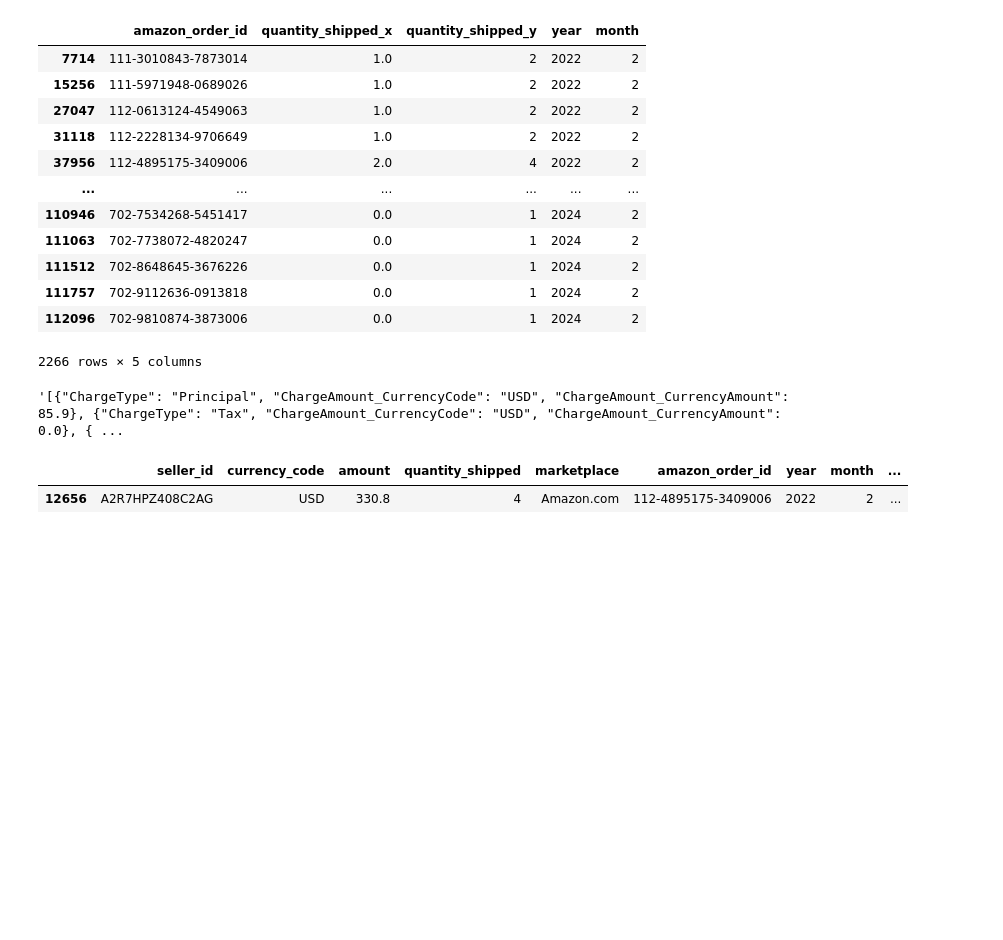
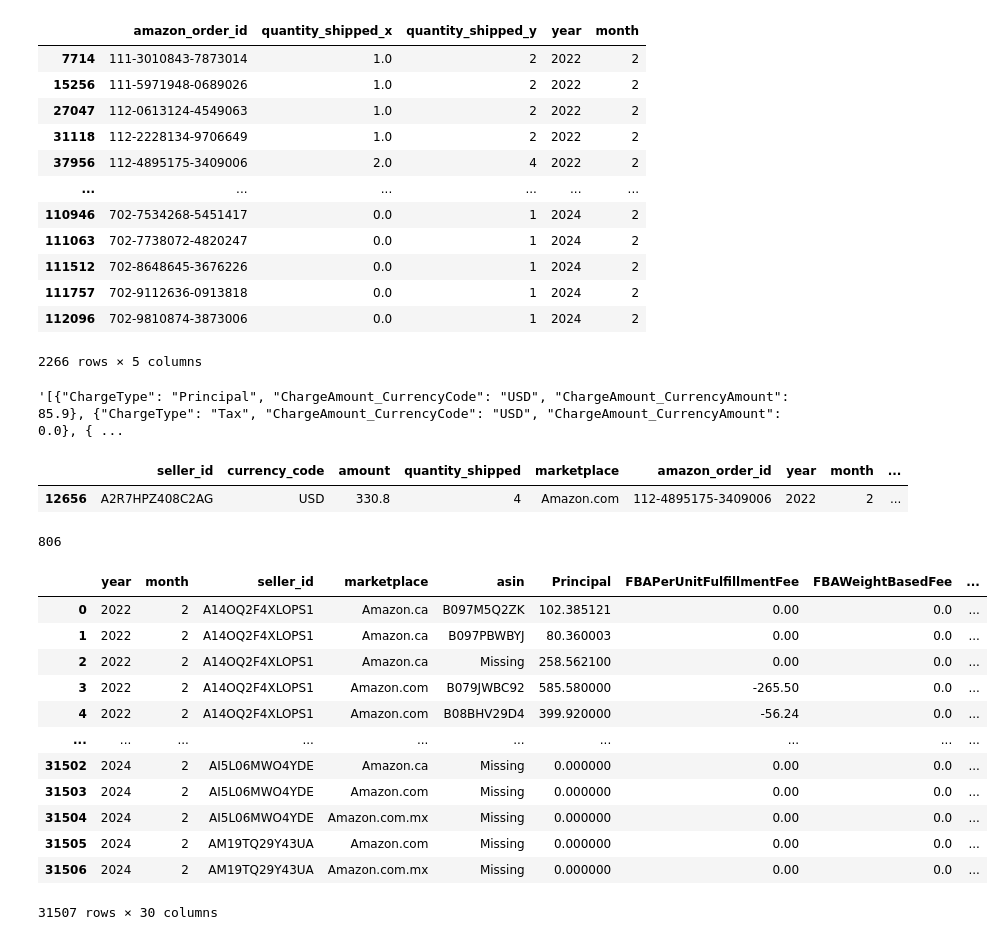
Before and after one commit to jackyzhu98/Report_API_Analysis, a Jupyter notebook: workingfiles/orders.ipynb, the cells around one changed output. Cells and saved outputs as stored; diff of their text form; code cells hidden in the pictures; blank space fills up the shorter version.

```diff
--- a/workingfiles/orders.ipynb
+++ b/workingfiles/orders.ipynb
@@ -65,3 +65,25 @@ orders[orders['amazon_order_id'] == '112-4895175-3409006']
 # %% [output]
 |  | seller_id | currency_code | amount | quantity_shipped | marketplace | amazon_order_id | year | month | ... |
 | 12656 | A2R7HPZ408C2AG | USD | 330.8 | 4 | Amazon.com | 112-4895175-3409006 | 2022 | 2 | ... |
+# %%
+pa = pd.read_csv('D:\合作店铺\科帕奇\Agg Data\科帕奇_产品分析.csv',index_col=0)
+# %%
+pa[pa['seller_id'] == 'A2R7HPZ408C2AG'].asin.nunique()
+# %% [output]
+806
+# %%
+pa
+# %% [output]
+|  | year | month | seller_id | marketplace | asin | Principal | FBAPerUnitFulfillmentFee | FBAWeightBasedFee | ... |
+| 0 | 2022 | 2 | A14OQ2F4XLOPS1 | Amazon.ca | B097M5Q2ZK | 102.385121 | 0.00 | 0.0 | ... |
+| 1 | 2022 | 2 | A14OQ2F4XLOPS1 | Amazon.ca | B097PBWBYJ | 80.360003 | 0.00 | 0.0 | ... |
+| 2 | 2022 | 2 | A14OQ2F4XLOPS1 | Amazon.ca | Missing | 258.562100 | 0.00 | 0.0 | ... |
+| 3 | 2022 | 2 | A14OQ2F4XLOPS1 | Amazon.com | B079JWBC92 | 585.580000 | -265.50 | 0.0 | ... |
+| 4 | 2022 | 2 | A14OQ2F4XLOPS1 | Amazon.com | B08BHV29D4 | 399.920000 | -56.24 | 0.0 | ... |
+| ... | ... | ... | ... | ... | ... | ... | ... | ... | ... |
+| 31502 | 2024 | 2 | AI5L06MWO4YDE | Amazon.ca | Missing | 0.000000 | 0.00 | 0.0 | ... |
+| 31503 | 2024 | 2 | AI5L06MWO4YDE | Amazon.com | Missing | 0.000000 | 0.00 | 0.0 | ... |
+| 31504 | 2024 | 2 | AI5L06MWO4YDE | Amazon.com.mx | Missing | 0.000000 | 0.00 | 0.0 | ... |
+| 31505 | 2024 | 2 | AM19TQ29Y43UA | Amazon.com | Missing | 0.000000 | 0.00 | 0.0 | ... |
+| 31506 | 2024 | 2 | AM19TQ29Y43UA | Amazon.com.mx | Missing | 0.000000 | 0.00 | 0.0 | ... |
+31507 rows × 30 columns
```
Also changed, not shown: 6 other files.
